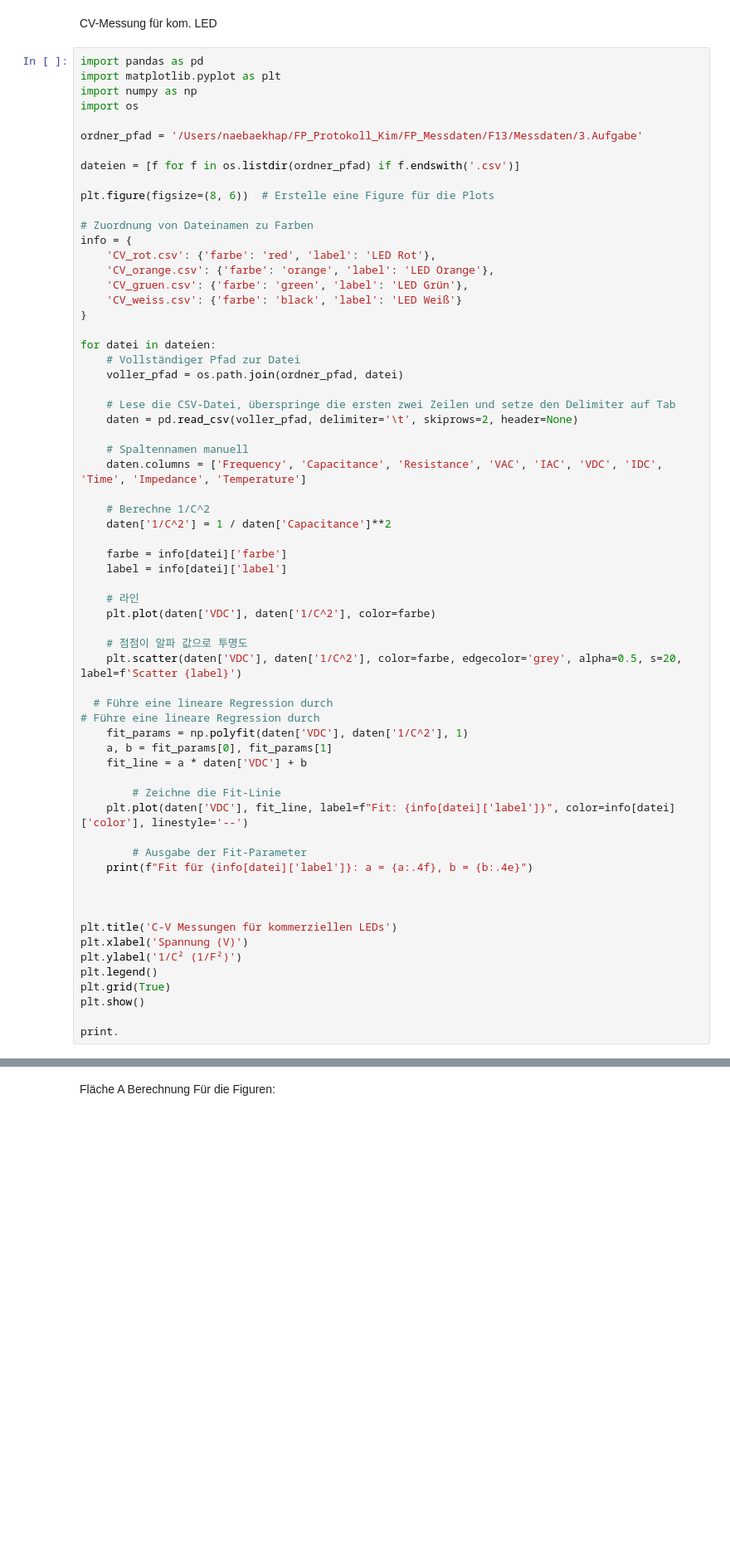
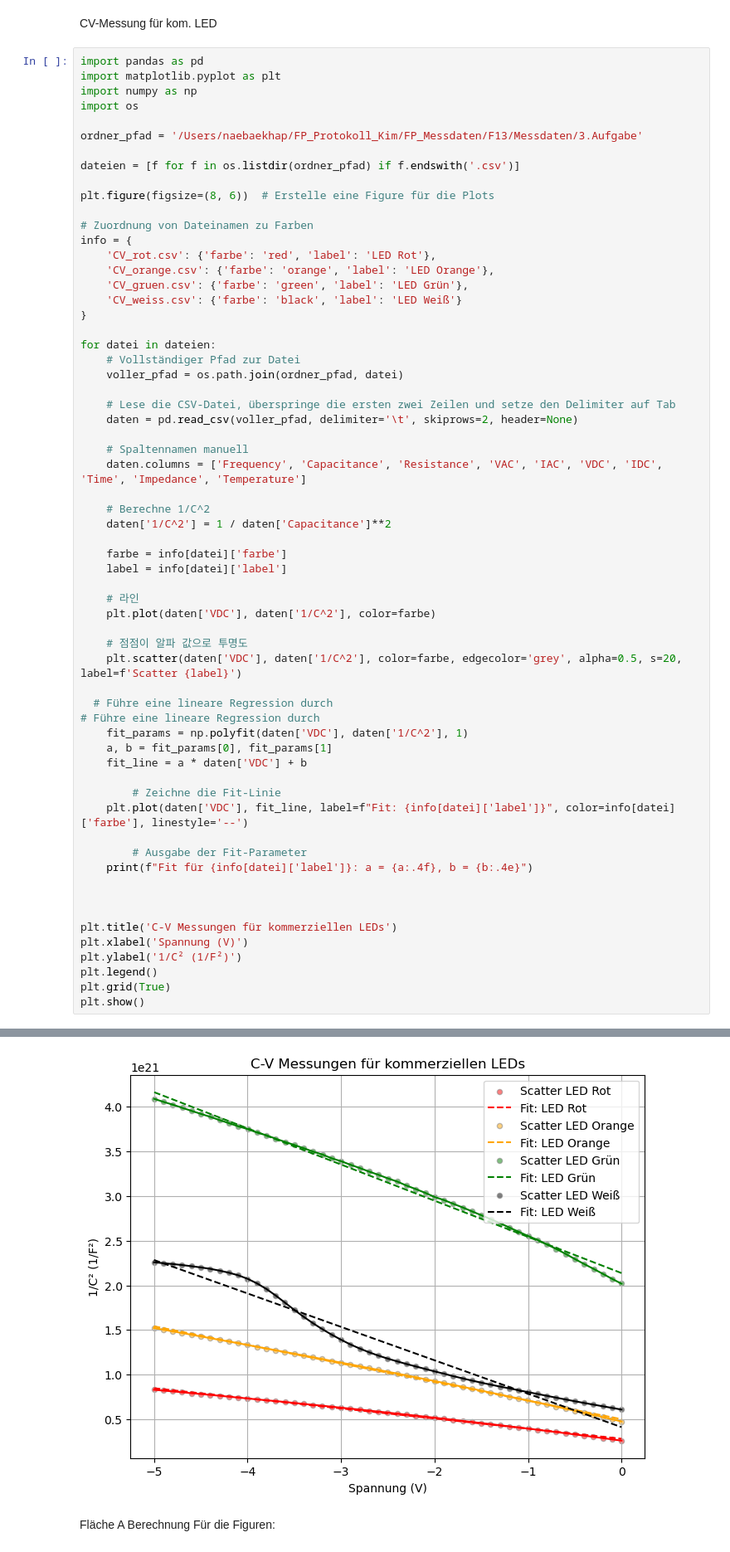
Before and after one commit to 6thKimOfTu/f13_ideas, a Jupyter notebook: cv.ipynb, the cells around one changed output, grey strips where cells are left out. Shown at 83% size. Cells and saved outputs as stored; diff of their text form; blank space fills up the shorter version.

```diff
--- a/cv.ipynb
+++ b/cv.ipynb
@@ -49,7 +49,7 @@ for datei in dateien:
     fit_line = a * daten['VDC'] + b
 
         # Zeichne die Fit-Linie
-    plt.plot(daten['VDC'], fit_line, label=f"Fit: {info[datei]['label']}", color=info[datei]['color'], linestyle='--')
+    plt.plot(daten['VDC'], fit_line, label=f"Fit: {info[datei]['label']}", color=info[datei]['farbe'], linestyle='--')
 
         # Ausgabe der Fit-Parameter
     print(f"Fit für {info[datei]['label']}: a = {a:.4f}, b = {b:.4e}")
@@ -62,6 +62,4 @@ plt.ylabel('1/C² (1/F²)')
 plt.legend()
 plt.grid(True)
 plt.show()
-
-print.
 # %% [output]
@@ -69,3 +70,4 @@ SyntaxError: invalid syntax (732568048.py, line 63)
+[figure, added]
 # %% [markdown]
 Fläche A Berechnung
 Für die Figuren:
```
Also changed, not shown: parts of 4 cells of this notebook, 1 other file.
